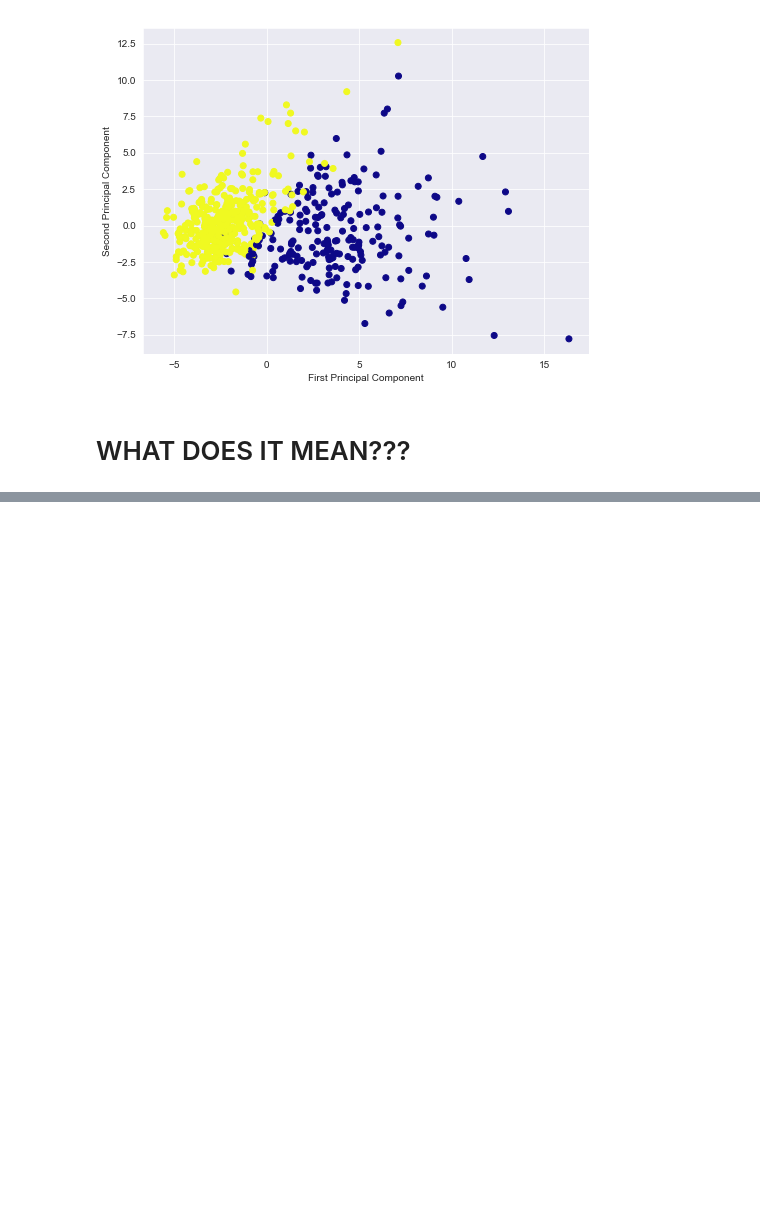
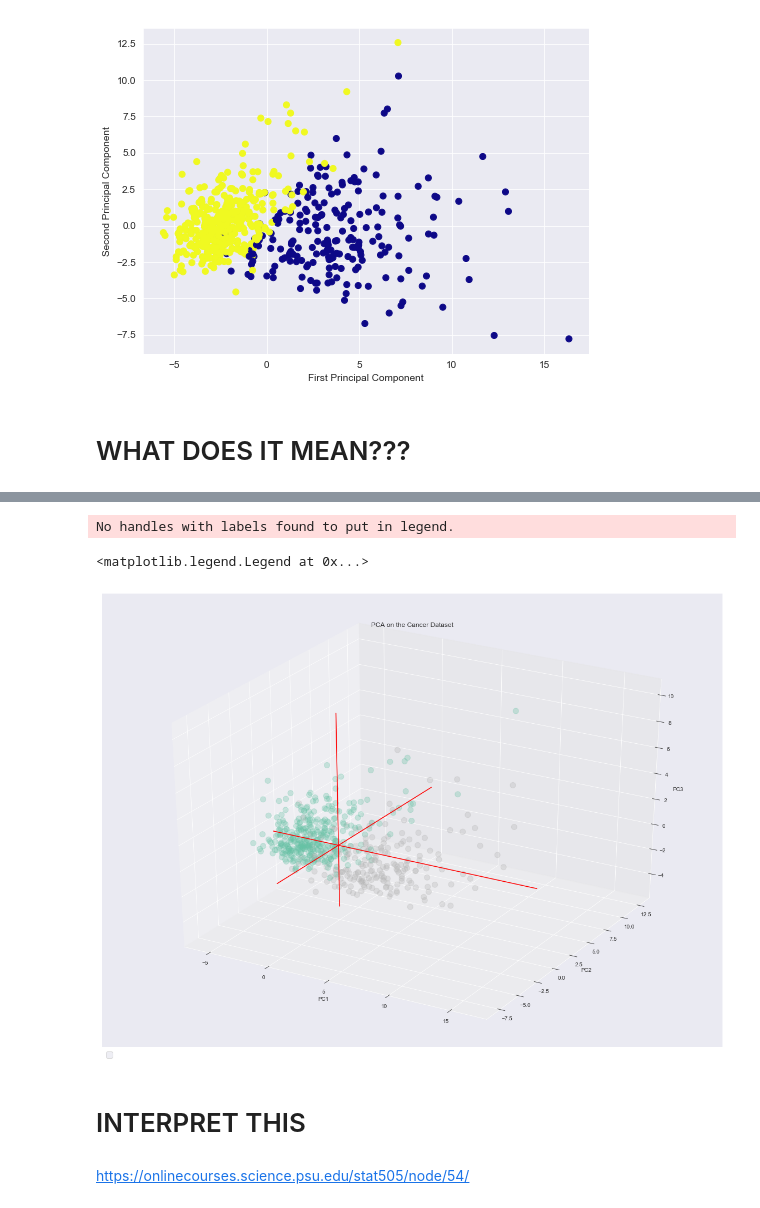
Before and after one commit to btrentini/python_practice, a Jupyter notebook: #bruno_ml/8 - Principal Component Analysis.ipynb, the cells around one changed output, grey strips where cells are left out. Saved outputs shown, nothing was run; the diff lists cells and outputs as text; code cells hidden in the pictures; blank space fills up the shorter version.

```diff
--- a/#bruno_ml/8 - Principal Component Analysis.ipynb
+++ b/#bruno_ml/8 - Principal Component Analysis.ipynb
@@ -91,3 +91,5 @@ x_pca.shape
+# %%
+pca_df = pd.DataFrame(x_pca, columns=['PCA%i' % i for i in range(3)])
 # %% [markdown]
 # PLOT PCA
 # %%
@@ -133,0 +139,30 @@ sns.heatmap(df_comp, cmap='Greens')
+# %%
+my_color=cancer.target
+
+fig = plt.figure(figsize=(20,15))
+ax = fig.add_subplot(111, projection='3d')
+ax.scatter(pca_df['PCA0'], pca_df['PCA1'], pca_df['PCA2'], c=my_color, cmap="Set2_r", s=100, alpha=0.3)
+
+xAxisLine = ((min(pca_df['PCA0']), max(pca_df['PCA0'])), (0, 0), (0,0))
+ax.plot(xAxisLine[0], xAxisLine[1], xAxisLine[2], 'r')
+
+yAxisLine = ((0, 0), (min(pca_df['PCA1']), max(pca_df['PCA1'])), (0,0))
+ax.plot(yAxisLine[0], yAxisLine[1], yAxisLine[2], 'r')
+
+zAxisLine = ((0, 0), (0,0), (min(pca_df['PCA2']), max(pca_df['PCA2'])))
+ax.plot(zAxisLine[0], zAxisLine[1], zAxisLine[2], 'r')
+
+ax.set_xlabel("PC1")
+ax.set_ylabel("PC2")
+ax.set_zlabel("PC3")
+ax.set_title("PCA on the Cancer Dataset")
+
+plt.legend(loc='upper left', numpoints=1, ncol=1, fontsize=15 , bbox_to_anchor=(0, 0))
+# %% [output]
+No handles with labels found to put in legend.
+<matplotlib.legend.Legend at 0x...>
+[figure, added]
+# %% [markdown]
+# INTERPRET THIS
+# %% [markdown]
+https://onlinecourses.science.psu.edu/stat505/node/54/
```
Also changed, not shown: parts of 6 cells of this notebook.
